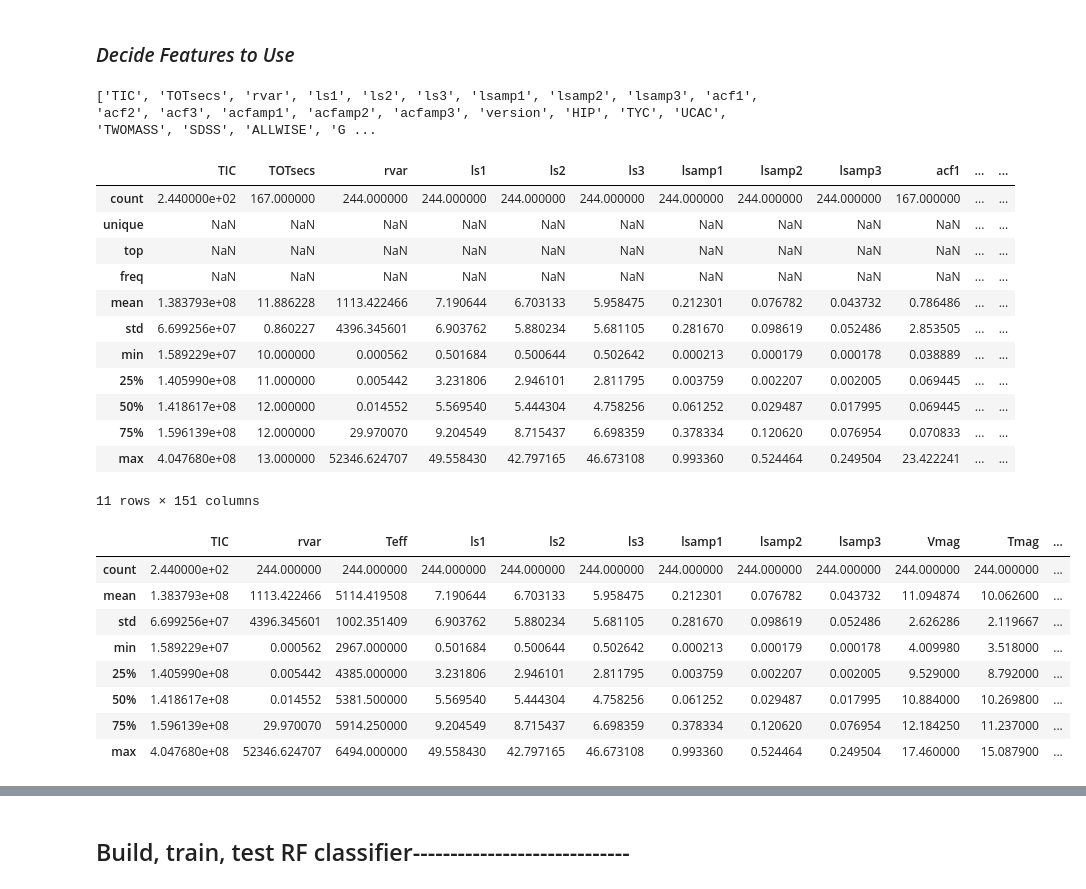
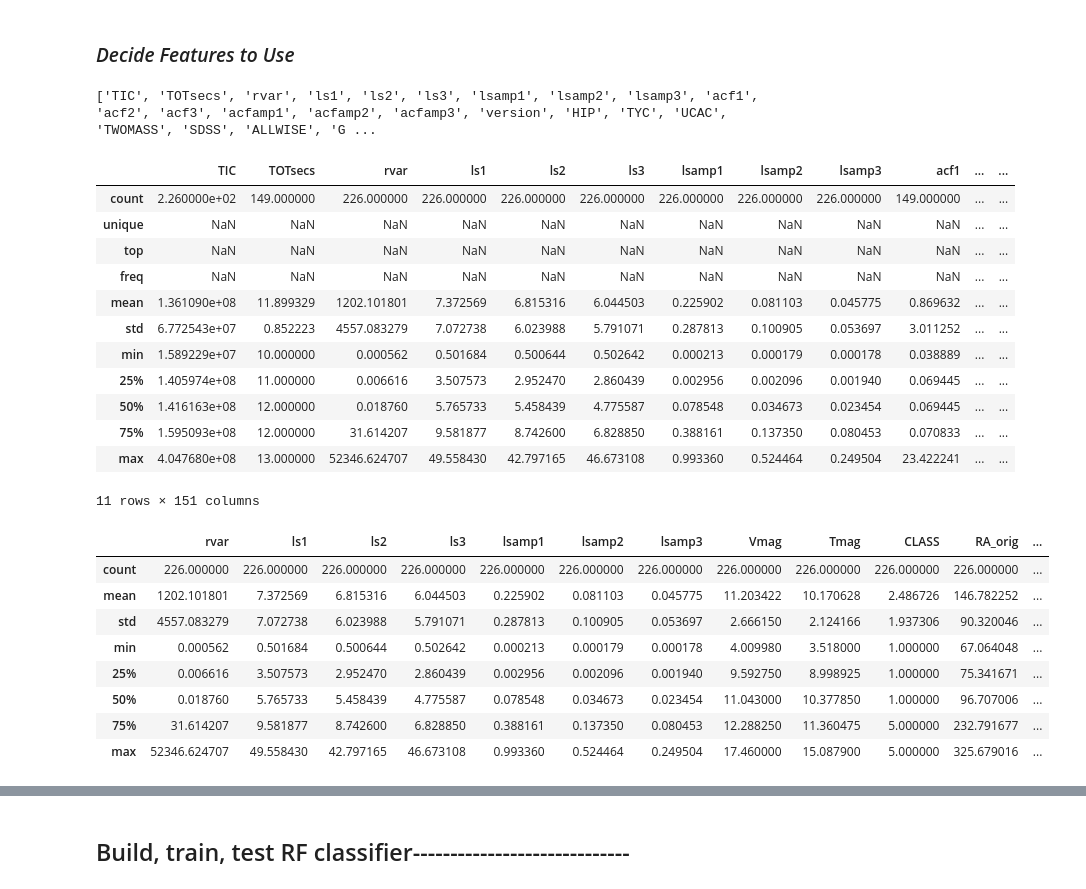
Before and after one commit to deerow22/helenResearch, a Jupyter notebook: RF1_final.ipynb, the cells around one changed output, grey strips where cells are left out. Drawn from its saved outputs; the diff is of its cells as text; code cells hidden in the pictures.

```diff
--- a/RF1_final.ipynb
+++ b/RF1_final.ipynb
@@ -385,57 +385,64 @@ For unseen data use:
 nan_features_lists = ['TOTsecs',
                     'period','depth','transit_time','duration',
                       'LS_correct','ACF_correct','ACF2_correct','Sector', '#comments'
-                     'acf1','acf2',]
-print(list(features.columns))
-features.describe(include='all') #arg to get all columns to show-except it isnt working FUN!
+                     'acf1','acf2'] #my personal list of features with nans, incomplete tho
+print(list(features_nogiants.columns))
+features_nogiants.describe(include='all') #arg to get all columns to show-except it isnt working FUN!
 # %% [output]
 ['TIC', 'TOTsecs', 'rvar', 'ls1', 'ls2', 'ls3', 'lsamp1', 'lsamp2', 'lsamp3', 'acf1', 'acf2', 'acf3', 'acfamp1', 'acfamp2', 'acfamp3', 'version', 'HIP', 'TYC', 'UCAC', 'TWOMASS', 'SDSS', 'ALLWISE', 'G ...
 |  | TIC | TOTsecs | rvar | ls1 | ls2 | ls3 | lsamp1 | lsamp2 | lsamp3 | acf1 | ... | ... |
-| count | 2.440000e+02 | 167.000000 | 244.000000 | 244.000000 | 244.000000 | 244.000000 | 244.000000 | 244.000000 | 244.000000 | 167.000000 | ... | ... |
+| count | 2.260000e+02 | 149.000000 | 226.000000 | 226.000000 | 226.000000 | 226.000000 | 226.000000 | 226.000000 | 226.000000 | 149.000000 | ... | ... |
 | unique | NaN | NaN | NaN | NaN | NaN | NaN | NaN | NaN | NaN | NaN | ... | ... |
 | top | NaN | NaN | NaN | NaN | NaN | NaN | NaN | NaN | NaN | NaN | ... | ... |
 | freq | NaN | NaN | NaN | NaN | NaN | NaN | NaN | NaN | NaN | NaN | ... | ... |
-| mean | 1.383793e+08 | 11.886228 | 1113.422466 | 7.190644 | 6.703133 | 5.958475 | 0.212301 | 0.076782 | 0.043732 | 0.786486 | ... | ... |
-| std | 6.699256e+07 | 0.860227 | 4396.345601 | 6.903762 | 5.880234 | 5.681105 | 0.281670 | 0.098619 | 0.052486 | 2.853505 | ... | ... |
+| mean | 1.361090e+08 | 11.899329 | 1202.101801 | 7.372569 | 6.815316 | 6.044503 | 0.225902 | 0.081103 | 0.045775 | 0.869632 | ... | ... |
+| std | 6.772543e+07 | 0.852223 | 4557.083279 | 7.072738 | 6.023988 | 5.791071 | 0.287813 | 0.100905 | 0.053697 | 3.011252 | ... | ... |
 | min | 1.589229e+07 | 10.000000 | 0.000562 | 0.501684 | 0.500644 | 0.502642 | 0.000213 | 0.000179 | 0.000178 | 0.038889 | ... | ... |
-| 25% | 1.405990e+08 | 11.000000 | 0.005442 | 3.231806 | 2.946101 | 2.811795 | 0.003759 | 0.002207 | 0.002005 | 0.069445 | ... | ... |
-| 50% | 1.418617e+08 | 12.000000 | 0.014552 | 5.569540 | 5.444304 | 4.758256 | 0.061252 | 0.029487 | 0.017995 | 0.069445 | ... | ... |
-| 75% | 1.596139e+08 | 12.000000 | 29.970070 | 9.204549 | 8.715437 | 6.698359 | 0.378334 | 0.120620 | 0.076954 | 0.070833 | ... | ... |
+| 25% | 1.405974e+08 | 11.000000 | 0.006616 | 3.507573 | 2.952470 | 2.860439 | 0.002956 | 0.002096 | 0.001940 | 0.069445 | ... | ... |
+| 50% | 1.416163e+08 | 12.000000 | 0.018760 | 5.765733 | 5.458439 | 4.775587 | 0.078548 | 0.034673 | 0.023454 | 0.069445 | ... | ... |
+| 75% | 1.595093e+08 | 12.000000 | 31.614207 | 9.581877 | 8.742600 | 6.828850 | 0.388161 | 0.137350 | 0.080453 | 0.070833 | ... | ... |
 | max | 4.047680e+08 | 13.000000 | 52346.624707 | 49.558430 | 42.797165 | 46.673108 | 0.993360 | 0.524464 | 0.249504 | 23.422241 | ... | ... |
 11 rows × 151 columns
 # %%
 #finalize list of features used
 
-features_list = ['TIC','rvar','Teff',
+# features_list = ['TIC','rvar','Teff',
+#                  'ls1', 'ls2', 'ls3', 'lsamp1', 'lsamp2', 'lsamp3',
+#                  'Vmag','Tmag','CLASS']
+#testing featurees list w/o tic & teff per ruths suggestion
+features_list = ['rvar',
                  'ls1', 'ls2', 'ls3', 'lsamp1', 'lsamp2', 'lsamp3',
-                 'Vmag','Tmag','CLASS']
+                 'Vmag','Tmag','CLASS', 'RA_orig', 'Dec_orig',]
+
+
+
 #would like to use these BUT would cause a reduction in my training sample due to nans
 extra_features_list = ['logg','Bmag'] #have nans
 
 ########################################################
 ## merge here if want to add features to features_lists
 # added_feature = ['mytest']
 # features_list = features_list + added_feature
 ########################################################
 
 #select features
-short_features = features[features_list]
+short_features = features_nogiants[features_list]
 #remove any nans in the final features
 short_features = short_features.dropna()
 
 
 #check final distribution for possible problems
 short_features.describe(include='all')
 # %% [output]
-|  | TIC | rvar | Teff | ls1 | ls2 | ls3 | lsamp1 | lsamp2 | lsamp3 | Vmag | Tmag | ... |
-| count | 2.440000e+02 | 244.000000 | 244.000000 | 244.000000 | 244.000000 | 244.000000 | 244.000000 | 244.000000 | 244.000000 | 244.000000 | 244.000000 | ... |
-| mean | 1.383793e+08 | 1113.422466 | 5114.419508 | 7.190644 | 6.703133 | 5.958475 | 0.212301 | 0.076782 | 0.043732 | 11.094874 | 10.062600 | ... |
-| std | 6.699256e+07 | 4396.345601 | 1002.351409 | 6.903762 | 5.880234 | 5.681105 | 0.281670 | 0.098619 | 0.052486 | 2.626286 | 2.119667 | ... |
-| min | 1.589229e+07 | 0.000562 | 2967.000000 | 0.501684 | 0.500644 | 0.502642 | 0.000213 | 0.000179 | 0.000178 | 4.009980 | 3.518000 | ... |
-| 25% | 1.405990e+08 | 0.005442 | 4385.000000 | 3.231806 | 2.946101 | 2.811795 | 0.003759 | 0.002207 | 0.002005 | 9.529000 | 8.792000 | ... |
-| 50% | 1.418617e+08 | 0.014552 | 5381.500000 | 5.569540 | 5.444304 | 4.758256 | 0.061252 | 0.029487 | 0.017995 | 10.884000 | 10.269800 | ... |
-| 75% | 1.596139e+08 | 29.970070 | 5914.250000 | 9.204549 | 8.715437 | 6.698359 | 0.378334 | 0.120620 | 0.076954 | 12.184250 | 11.237000 | ... |
-| max | 4.047680e+08 | 52346.624707 | 6494.000000 | 49.558430 | 42.797165 | 46.673108 | 0.993360 | 0.524464 | 0.249504 | 17.460000 | 15.087900 | ... |
+|  | rvar | ls1 | ls2 | ls3 | lsamp1 | lsamp2 | lsamp3 | Vmag | Tmag | CLASS | RA_orig | ... |
+| count | 226.000000 | 226.000000 | 226.000000 | 226.000000 | 226.000000 | 226.000000 | 226.000000 | 226.000000 | 226.000000 | 226.000000 | 226.000000 | ... |
+| mean | 1202.101801 | 7.372569 | 6.815316 | 6.044503 | 0.225902 | 0.081103 | 0.045775 | 11.203422 | 10.170628 | 2.486726 | 146.782252 | ... |
+| std | 4557.083279 | 7.072738 | 6.023988 | 5.791071 | 0.287813 | 0.100905 | 0.053697 | 2.666150 | 2.124166 | 1.937306 | 90.320046 | ... |
+| min | 0.000562 | 0.501684 | 0.500644 | 0.502642 | 0.000213 | 0.000179 | 0.000178 | 4.009980 | 3.518000 | 1.000000 | 67.064048 | ... |
+| 25% | 0.006616 | 3.507573 | 2.952470 | 2.860439 | 0.002956 | 0.002096 | 0.001940 | 9.592750 | 8.998925 | 1.000000 | 75.341671 | ... |
+| 50% | 0.018760 | 5.765733 | 5.458439 | 4.775587 | 0.078548 | 0.034673 | 0.023454 | 11.043000 | 10.377850 | 1.000000 | 96.707006 | ... |
+| 75% | 31.614207 | 9.581877 | 8.742600 | 6.828850 | 0.388161 | 0.137350 | 0.080453 | 12.288250 | 11.360475 | 5.000000 | 232.791677 | ... |
+| max | 52346.624707 | 49.558430 | 42.797165 | 46.673108 | 0.993360 | 0.524464 | 0.249504 | 17.460000 | 15.087900 | 5.000000 | 325.679016 | ... |
 # %%
 # explore distribution of training examples
 f, ax = plt.subplots(6,2,figsize=(18,15))
```
Also changed, not shown: parts of 22 cells of this notebook, 1 other file.
